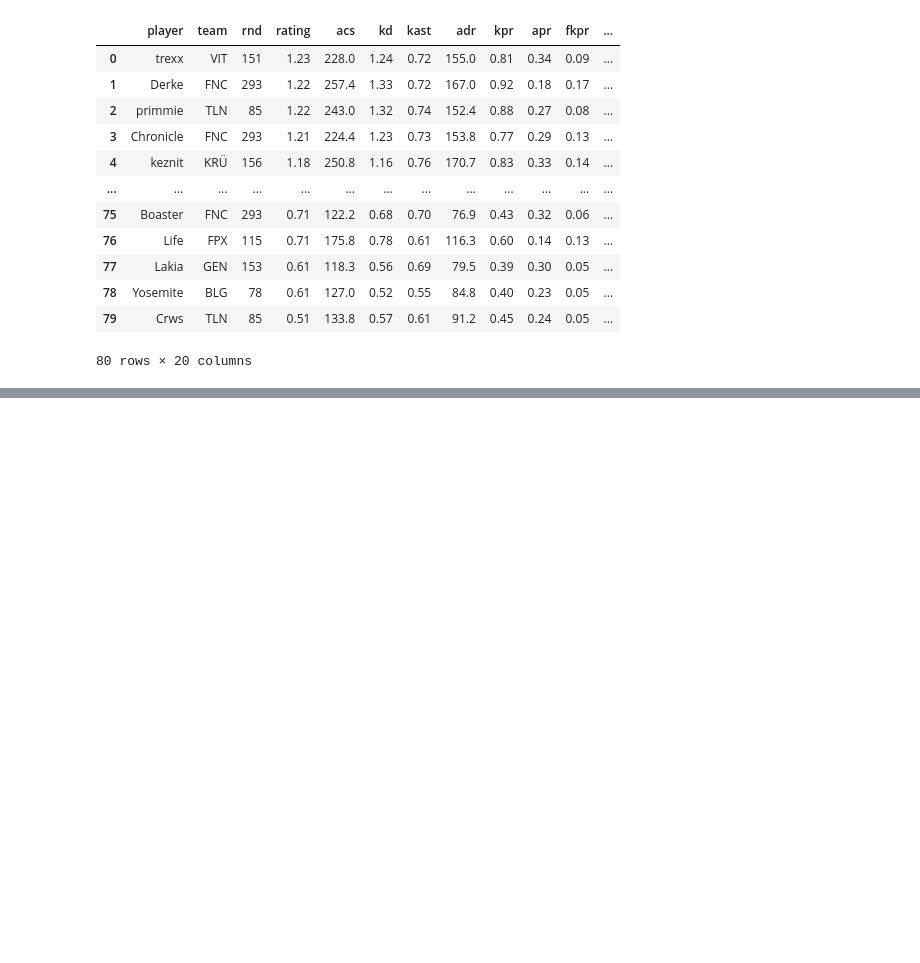
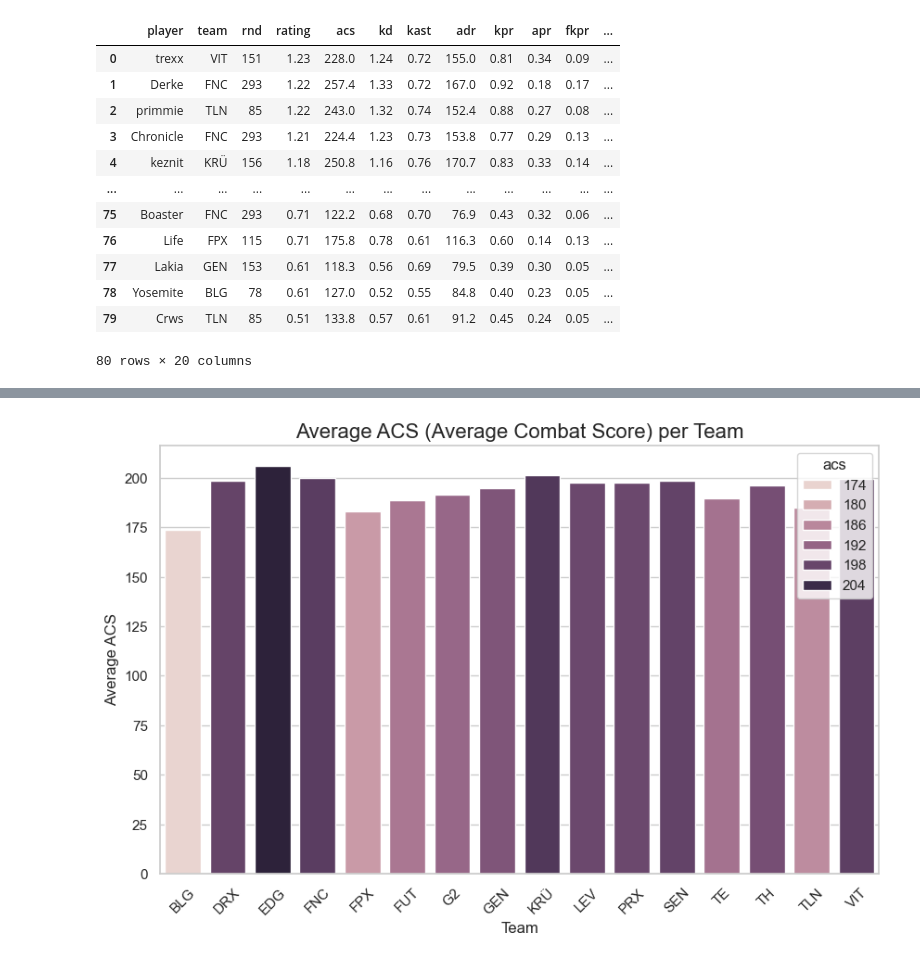
Before and after one commit to adv-11/VCT, a Jupyter notebook: analytics.ipynb, the cells around one changed output, grey strips where cells are left out. Cells and saved outputs as stored; diff of their text form; code cells hidden in the pictures; blank space fills up the shorter version.

```diff
--- a/analytics.ipynb
+++ b/analytics.ipynb
@@ -19,0 +54,16 @@ df
+# %%
+average_acs_per_team = df.groupby('team')['acs'].mean().reset_index()
+
+sns.set(style="whitegrid")
+
+plt.figure(figsize=(10, 6))
+sns.barplot(data=average_acs_per_team, x='team', y='acs', hue='acs')
+
+plt.title('Average ACS (Average Combat Score) per Team', fontsize=16)
+plt.xlabel('Team', fontsize=12)
+plt.ylabel('Average ACS', fontsize=12)
+
+plt.xticks(rotation=45)
+plt.show()
+# %% [output]
+[figure, added]
```
Also changed, not shown: parts of 15 cells of this notebook, 8 other files.
